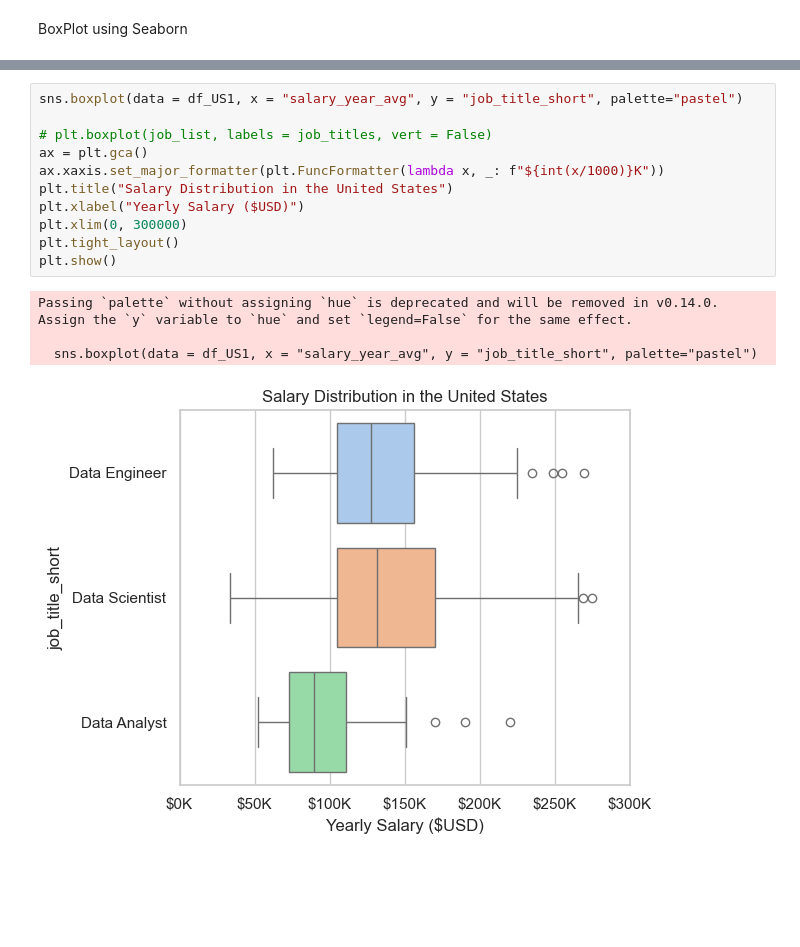
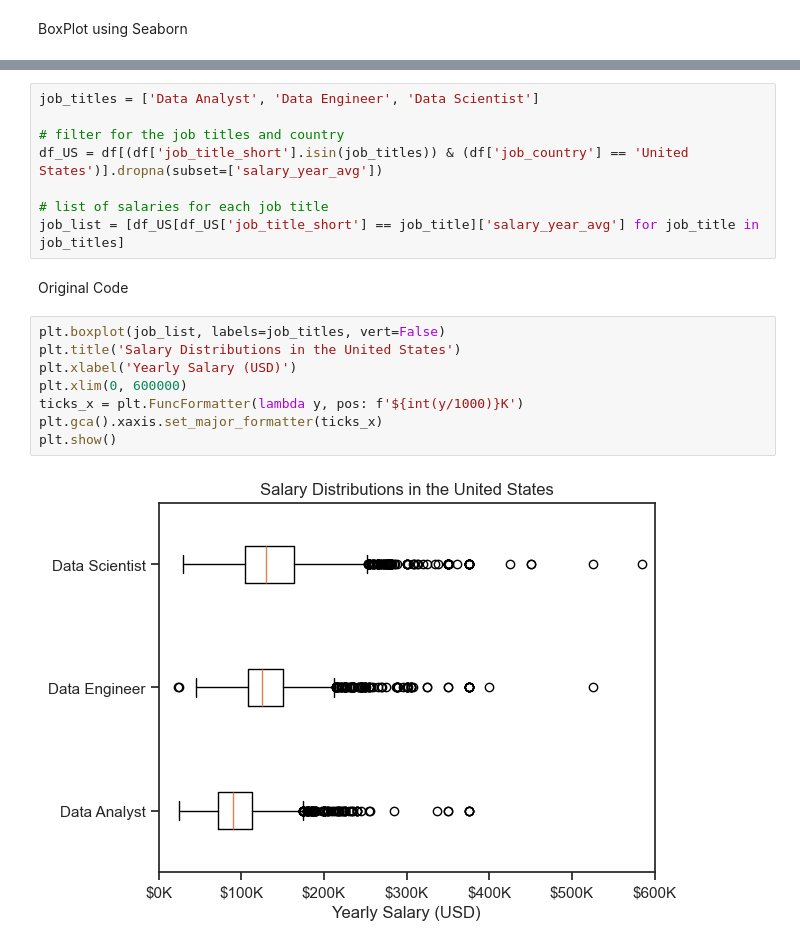
Before and after one commit to sabbirakash/Python_Data_Project, a Jupyter notebook: 02_Advance/17_Seaborn_intro.ipynb, the cells around one changed output, grey strips where cells are left out. Saved outputs shown, nothing was run; the diff lists cells and outputs as text; blank space fills up the shorter version.

```diff
--- a/02_Advance/17_Seaborn_intro.ipynb
+++ b/02_Advance/17_Seaborn_intro.ipynb
@@ -197,16 +197,20 @@ plt.show()
-# %%
-sns.boxplot(data = df_US1, x = "salary_year_avg", y = "job_title_short", palette="pastel")
-
-# plt.boxplot(job_list, labels = job_titles, vert = False)
-ax = plt.gca()
-ax.xaxis.set_major_formatter(plt.FuncFormatter(lambda x, _: f"${int(x/1000)}K"))
-plt.title("Salary Distribution in the United States")
-plt.xlabel("Yearly Salary ($USD)")
-plt.xlim(0, 300000)
-plt.tight_layout()
-plt.show()
-# %% [output]
-Passing `palette` without assigning `hue` is deprecated and will be removed in v0.14.0. Assign the `y` variable to `hue` and set `legend=False` for the same effect.
-
-  sns.boxplot(data = df_US1, x = "salary_year_avg", y = "job_title_short", palette="pastel")
-[figure, removed]
+# %%
+job_titles = ['Data Analyst', 'Data Engineer', 'Data Scientist']
+
+# filter for the job titles and country
+df_US = df[(df['job_title_short'].isin(job_titles)) & (df['job_country'] == 'United States')].dropna(subset=['salary_year_avg'])
+
+# list of salaries for each job title
+job_list = [df_US[df_US['job_title_short'] == job_title]['salary_year_avg'] for job_title in job_titles]
+# %% [markdown]
+Original Code
+# %%
+plt.boxplot(job_list, labels=job_titles, vert=False)
+plt.title('Salary Distributions in the United States')
+plt.xlabel('Yearly Salary (USD)')
+plt.xlim(0, 600000)
+ticks_x = plt.FuncFormatter(lambda y, pos: f'${int(y/1000)}K')
+plt.gca().xaxis.set_major_formatter(ticks_x)
+plt.show()
+# %% [output]
+[figure, added]
```
Also changed, not shown: parts of 19 cells of this notebook, 4 other files.
